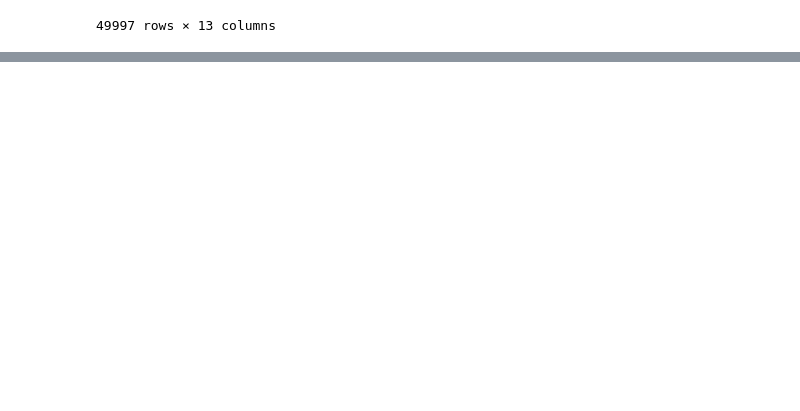
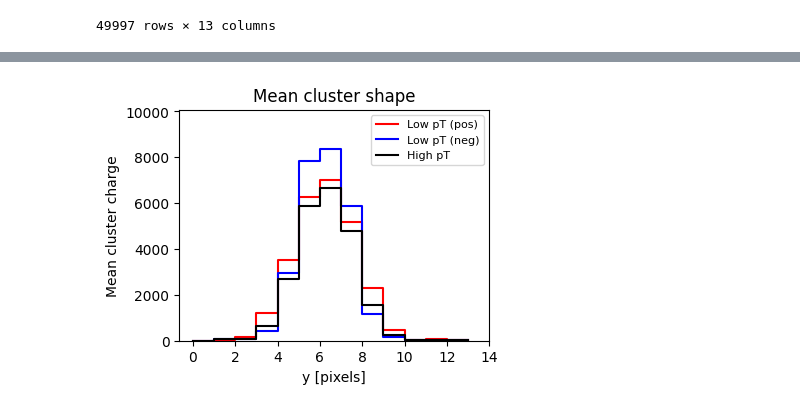
Before and after one commit to hftsoi/smart-pixels, a Jupyter notebook: smart_pixels.ipynb, the cells around one changed output, grey strips where cells are left out. Cells and saved outputs as stored; diff of their text form; code cells hidden in the pictures; blank space fills up the shorter version.

```diff
--- a/smart_pixels.ipynb
+++ b/smart_pixels.ipynb
@@ -87 +84,32 @@ for i in range(data_[2].shape[0]):
 ... (8 outputs left out)
+# %%
+# take the last time slice, and sum over x to get y profile
+y_profile = data[:, -1, :, :].sum(axis = -1)
+
+y_profile_low_pos = y_profile[(labels['pt'] < 0.2) & (labels['pt'] > 0)]
+y_profile_low_neg = y_profile[(labels['pt'] > -0.2) & (labels['pt'] < 0)]
+y_profile_high = y_profile[(labels['pt'] > 0.2) | (labels['pt'] < -0.2)]
+
+y_profile_low_pos_mean = y_profile_low_pos.mean(axis = 0)
+y_profile_low_neg_mean = y_profile_low_neg.mean(axis = 0)
+y_profile_high_mean = y_profile_high.mean(axis = 0)
+
+edges = np.arange(len(y_profile_low_pos_mean) + 1)
+
+y_profile_low_pos_mean = np.concatenate(([0], y_profile_low_pos_mean))
+y_profile_low_neg_mean = np.concatenate(([0], y_profile_low_neg_mean))
+y_profile_high_mean = np.concatenate(([0], y_profile_high_mean))
+
+plt.figure(figsize=(4, 3))
+plt.step(edges, y_profile_low_pos_mean, where='post', label = 'Low pT (pos)', color='red')
+plt.step(edges, y_profile_low_neg_mean, where='post', label = 'Low pT (neg)', color='blue')
+plt.step(edges, y_profile_high_mean, where='post', label = 'High pT', color='black')
+plt.title("Mean cluster shape")
+plt.ylim(0, max(y)*1.5)
+plt.xlabel("y [pixels]")
+plt.ylabel("Mean cluster charge")
+plt.xticks(np.arange(0, len(y_profile_low_pos_mean) + 1, 2))
+plt.legend(fontsize=8)
+plt.show()
+# %% [output]
+[figure, added]
```
Also changed, not shown: parts of 5 cells of this notebook.
